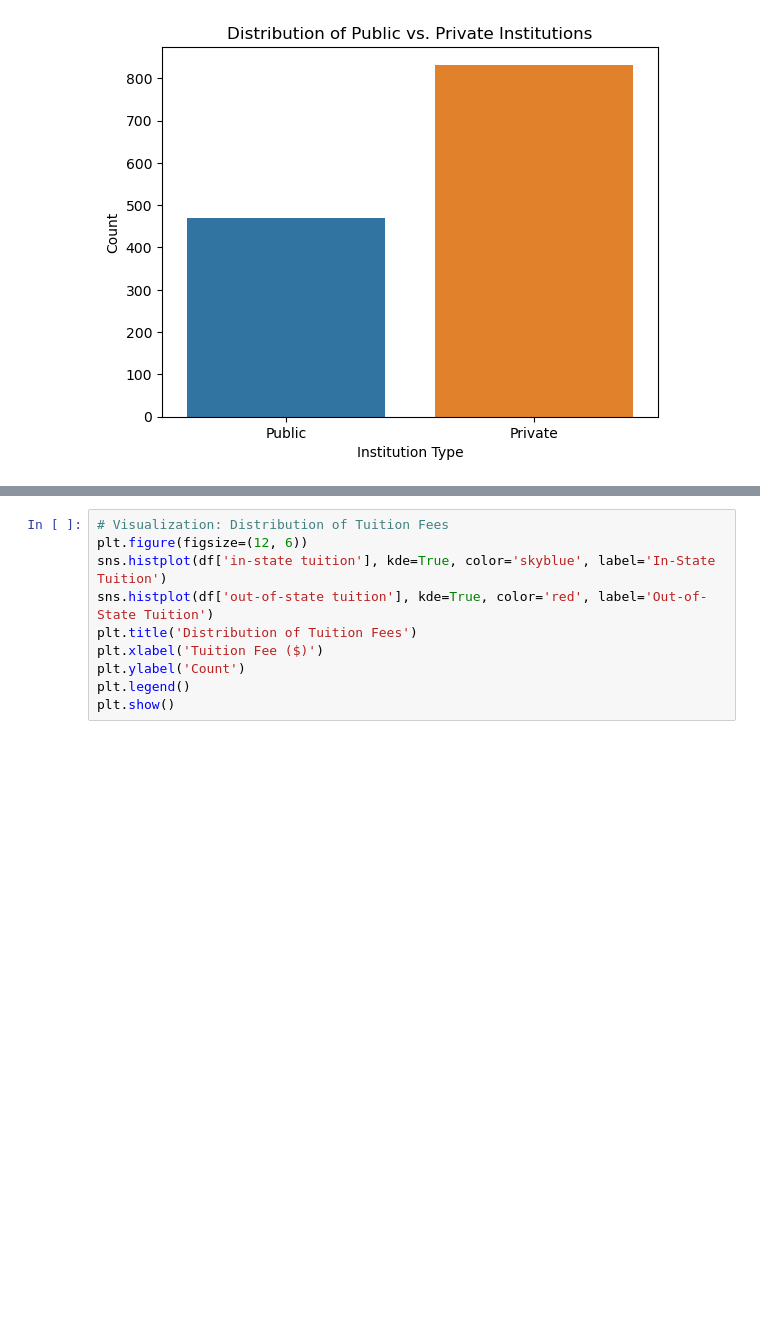
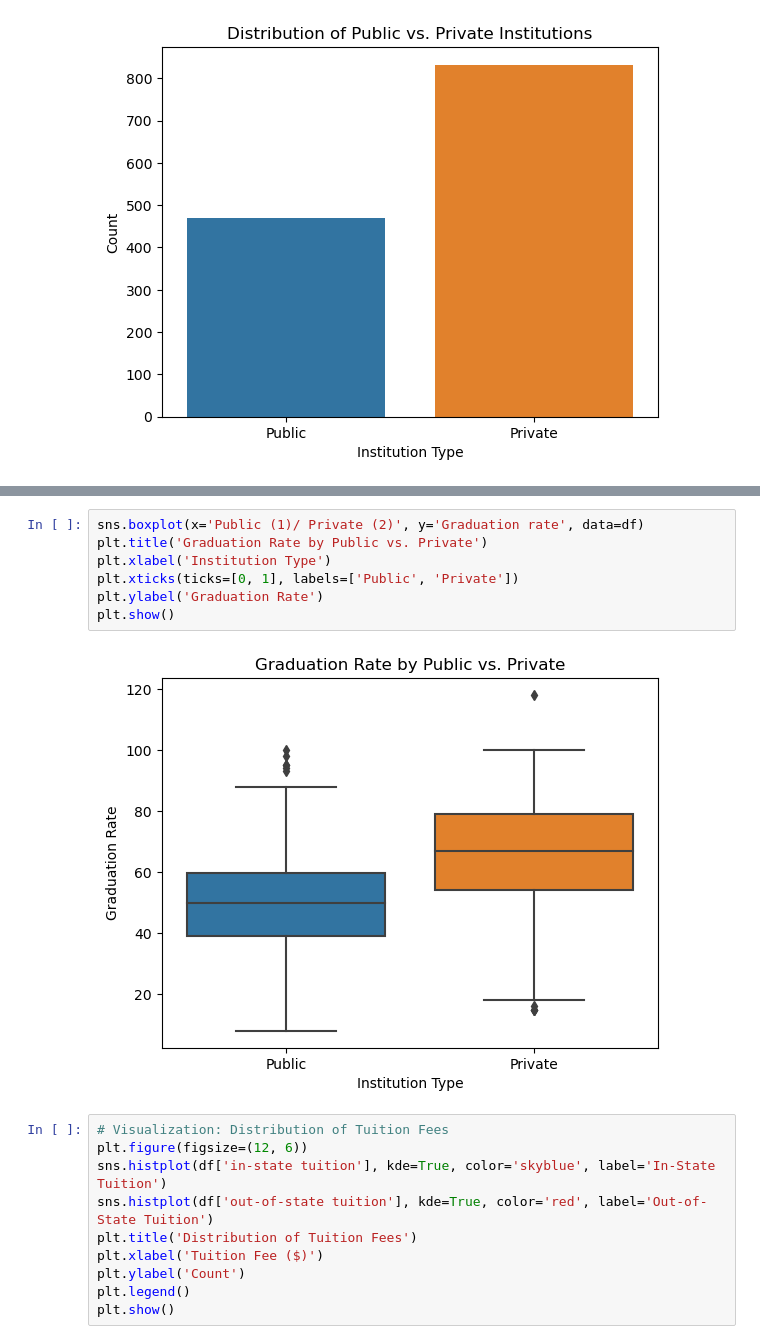
Before and after one commit to jamesleemeredith/Dexian-Technical-Challenge, a Jupyter notebook: full_analysis.ipynb, the cells around one changed output, grey strips where cells are left out. Drawn from its saved outputs; the diff is of its cells as text; blank space fills up the shorter version.

```diff
--- a/full_analysis.ipynb
+++ b/full_analysis.ipynb
@@ -153,3 +186,12 @@ plt.show()
+# %%
+sns.boxplot(x='Public (1)/ Private (2)', y='Graduation rate', data=df)
+plt.title('Graduation Rate by Public vs. Private')
+plt.xlabel('Institution Type')
+plt.xticks(ticks=[0, 1], labels=['Public', 'Private'])
+plt.ylabel('Graduation Rate')
+plt.show()
+# %% [output]
+[figure, added]
 # %%
 # Visualization: Distribution of Tuition Fees
 plt.figure(figsize=(12, 6))
```
Also changed, not shown: parts of 8 cells of this notebook.
